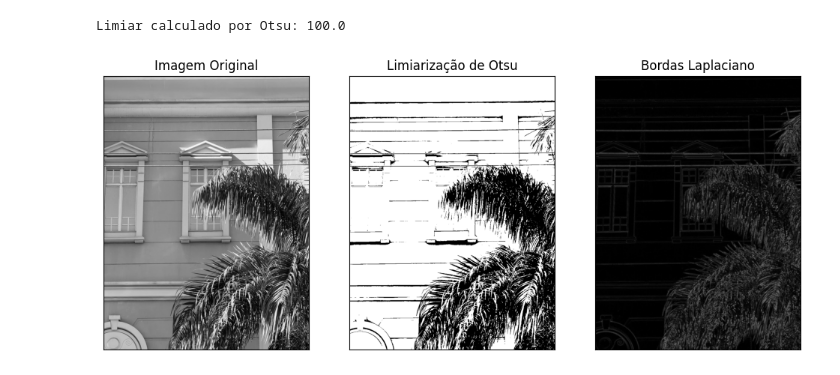
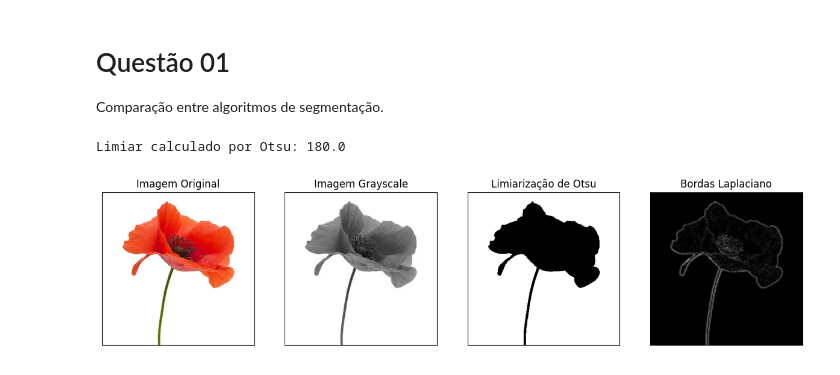
Before and after one commit to BarbaraCarmo/lista02PAI, a Jupyter notebook: listaPAI.ipynb, the cells around one changed output. Saved outputs shown, nothing was run; the diff lists cells and outputs as text; code cells hidden in the pictures.

```diff
--- a/listaPAI.ipynb
+++ b/listaPAI.ipynb
@@ -1,23 +1,24 @@
 # %% [markdown]
 <a href="https://colab.research.google.com/github/BarbaraCarmo/lista02PAI/blob/main/listaPAI.ipynb" target="_parent"><img src="https://colab.research.google.com/assets/colab-badge.svg" alt="Open In Colab"/></a>
+# %% [markdown]
+# Questão 01
+Comparação entre algoritmos de segmentação.
 # %%
 import cv2
 import numpy as np
 from matplotlib import pyplot as plt
 
 # Carregar a imagem (substitua 'caminho/para/sua/imagem.jpg' pelo caminho real da sua imagem)
-# Para este exemplo, vamos criar uma imagem de teste simples
-# Você pode carregar sua própria imagem comentando as linhas abaixo e descomentando a linha de leitura de imagem real
-img = np.zeros((200, 200), dtype=np.uint8)
-img[50:150, 50:150] = 255 # Adiciona um quadrado branco no centro
 
-# Se você tiver uma imagem real, descomente a linha abaixo e substitua o caminho
-img = cv2.imread('/media/janela_predio.jpeg', cv2.IMREAD_GRAYSCALE)
+img_color = cv2.imread('/content/flor_em_fundo_branco.jpeg', cv2.IMREAD_COLOR)
+img = cv2.imread('/content/flor_em_fundo_branco.jpeg', cv2.IMREAD_GRAYSCALE)
 
-if img is None:
+
+if img is None or img_color is None:
     print("Erro ao carregar a imagem. Verifique o caminho.")
 else:
     # --- Limiarização de Otsu ---
+
     # A Limiarização de Otsu é um método para encontrar automaticamente um valor de limiar global
     # a partir do histograma de uma imagem em tons de cinza. Ele assume que a imagem contém
     # dois picos de histograma (fundo e objeto) e calcula um limiar que minimiza a variância
@@ -31,36 +32,40 @@ else:
     print(f"Limiar calculado por Otsu: {ret}")
 
     # --- Segmentação por Bordas Laplaciano ---
+
     # O operador Laplaciano é um operador de segunda ordem que calcula a segunda derivada espacial
     # de uma imagem. Ele detecta bordas encontrando regiões de rápida variação na intensidade
     # dos pixels. É sensível ao ruído, por isso é comum aplicar um desfoque antes.
 
     # Aplicar um desfoque Gaussiano para reduzir o ruído
     img_blur = cv2.GaussianBlur(img, (3, 3), 0)
 
     # Aplicar o operador Laplaciano
     # O primeiro argumento é a imagem de entrada (preferencialmente desfocada).
     # O segundo argumento é a profundidade desejada da matriz de saída (cv2.CV_64F para evitar saturação).
     laplacian = cv2.Laplacian(img_blur, cv2.CV_64F)
 
     # Converter a saída para uint8 para exibição
     # Os valores Laplacianos podem ser negativos, então pegamos o valor absoluto e convertemos.
     laplacian_8u = np.uint8(np.absolute(laplacian))
 
 
     # --- Exibição dos resultados ---
-    plt.figure(figsize=(12, 6))
+    plt.figure(figsize=(15, 6)) # Increased figure size to accommodate the fourth image
 
-    plt.subplot(1, 3, 1), plt.imshow(img, cmap='gray')
+    plt.subplot(1, 4, 1), plt.imshow(cv2.cvtColor(img_color, cv2.COLOR_BGR2RGB)) # Display original color image
     plt.title('Imagem Original'), plt.xticks([]), plt.yticks([])
 
-    plt.subplot(1, 3, 2), plt.imshow(thresh, cmap='gray')
+    plt.subplot(1, 4, 2), plt.imshow(img, cmap='gray')
+    plt.title('Imagem Grayscale'), plt.xticks([]), plt.yticks([])
+
+    plt.subplot(1, 4, 3), plt.imshow(thresh, cmap='gray')
     plt.title('Limiarização de Otsu'), plt.xticks([]), plt.yticks([])
 
-    plt.subplot(1, 3, 3), plt.imshow(laplacian_8u, cmap='gray')
+    plt.subplot(1, 4, 4), plt.imshow(laplacian_8u, cmap='gray')
     plt.title('Bordas Laplaciano'), plt.xticks([]), plt.yticks([])
 
     plt.show()
 # %% [output]
-Limiar calculado por Otsu: 100.0
+Limiar calculado por Otsu: 180.0
-[figure, old version]
+[figure, new version]
```
Also changed, not shown: parts of 2 cells of this notebook.
